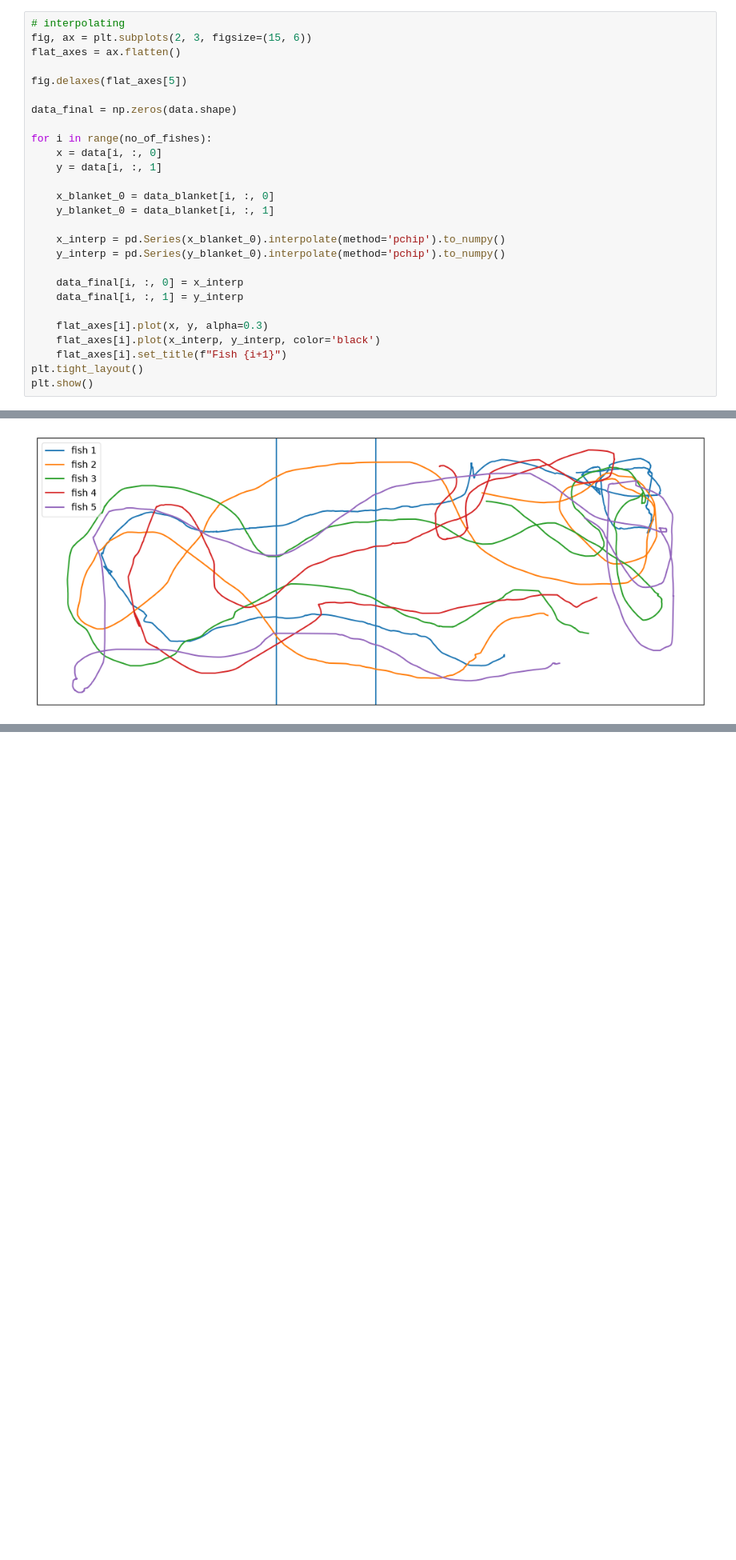
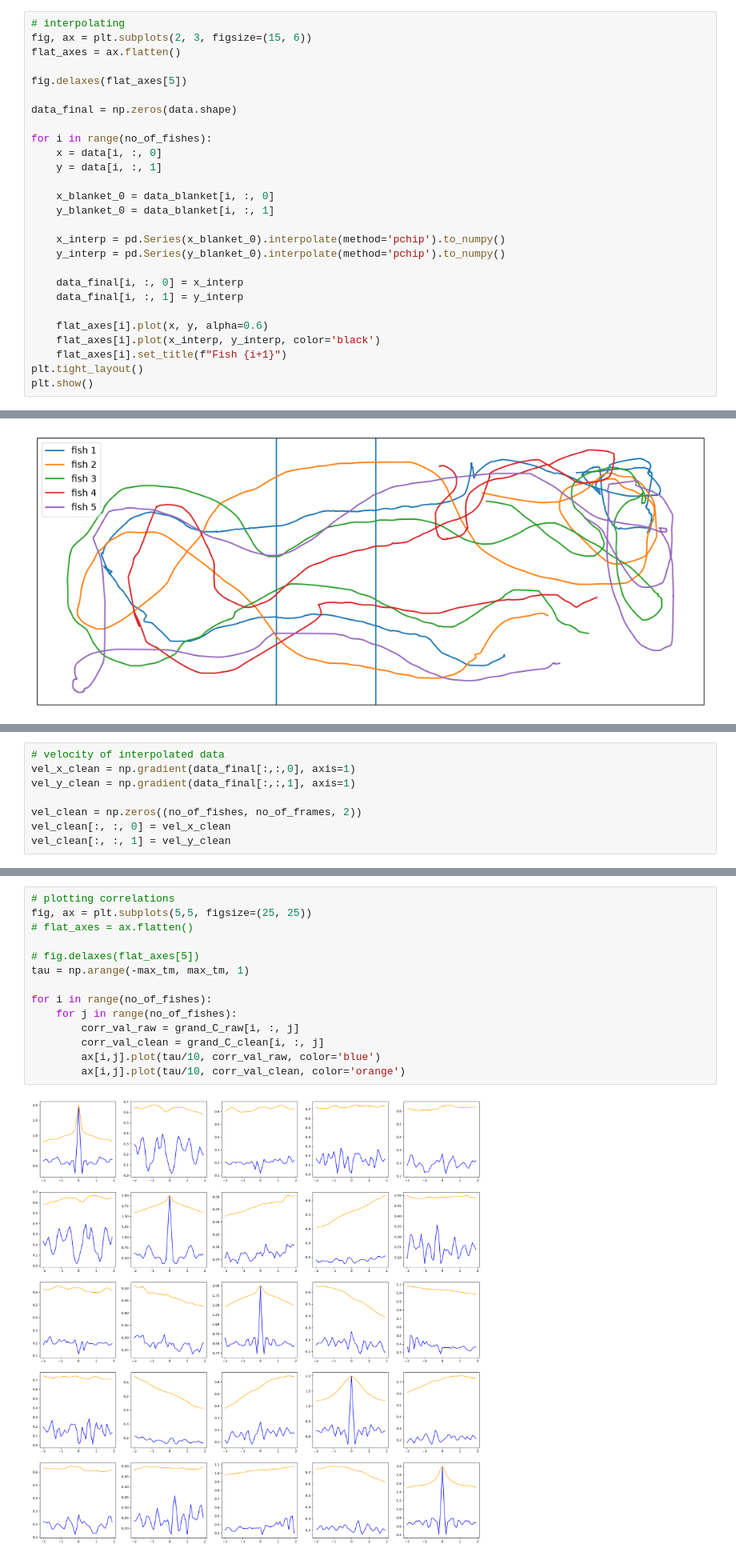
Before and after one commit to gamma1947/collective_escape_dynamics, a Jupyter notebook: relevant/final_cleaning_pipeline.ipynb, the cells around one changed output, grey strips where cells are left out. Shown at 80% size. Cells and saved outputs as stored; diff of their text form; blank space fills up the shorter version.

```diff
--- a/relevant/final_cleaning_pipeline.ipynb
+++ b/relevant/final_cleaning_pipeline.ipynb
@@ -212,7 +212,7 @@ for i in range(no_of_fishes):
     data_final[i, :, 0] = x_interp
     data_final[i, :, 1] = y_interp
 
-    flat_axes[i].plot(x, y, alpha=0.3)
+    flat_axes[i].plot(x, y, alpha=0.6)
     flat_axes[i].plot(x_interp, y_interp, color='black')
     flat_axes[i].set_title(f"Fish {i+1}")
 plt.tight_layout()
@@ -338,0 +335,8 @@ plt.show()
+# %%
+# velocity of interpolated data
+vel_x_clean = np.gradient(data_final[:,:,0], axis=1)
+vel_y_clean = np.gradient(data_final[:,:,1], axis=1)
+
+vel_clean = np.zeros((no_of_fishes, no_of_frames, 2))
+vel_clean[:, :, 0] = vel_x_clean
+vel_clean[:, :, 1] = vel_y_clean
@@ -338,0 +451,16 @@ plt.show()
+# %%
+# plotting correlations
+fig, ax = plt.subplots(5,5, figsize=(25, 25))
+# flat_axes = ax.flatten()
+
+# fig.delaxes(flat_axes[5])
+tau = np.arange(-max_tm, max_tm, 1)
+
+for i in range(no_of_fishes):
+    for j in range(no_of_fishes):
+        corr_val_raw = grand_C_raw[i, :, j]
+        corr_val_clean = grand_C_clean[i, :, j]
+        ax[i,j].plot(tau/10, corr_val_raw, color='blue')
+        ax[i,j].plot(tau/10, corr_val_clean, color='orange')
+# %% [output]
+[figure, added]
```
Also changed, not shown: parts of 6 cells of this notebook, 3 other files.
